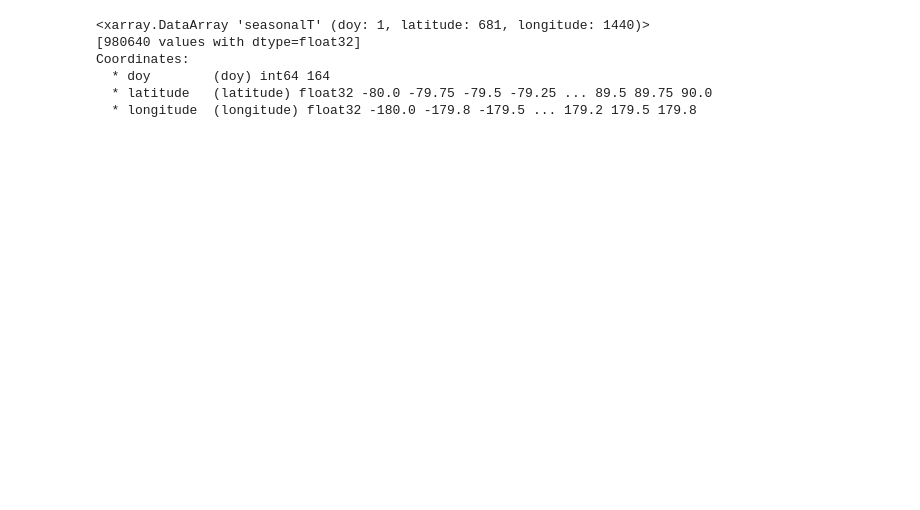
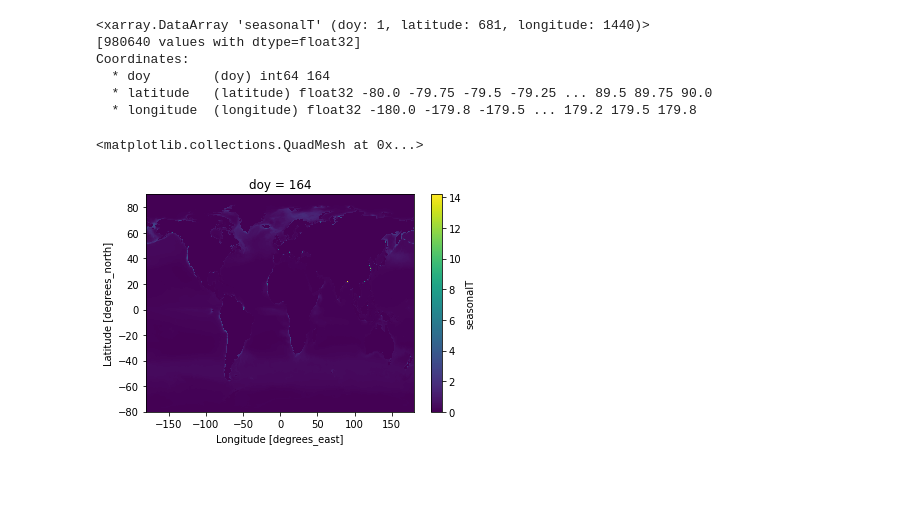
Before and after one commit to profxj/mhw_analysis, a Jupyter notebook: mhw_analysis/chl/lon_adjust.ipynb, the cells around one changed output. Saved outputs shown, nothing was run; the diff lists cells and outputs as text; code cells hidden in the pictures; blank space fills up the shorter version.

```diff
--- a/mhw_analysis/chl/lon_adjust.ipynb
+++ b/mhw_analysis/chl/lon_adjust.ipynb
@@ -74,5 +75,10 @@ Coordinates:
   * doy        (doy) int64 164
   * latitude   (latitude) float32 -80.0 -79.75 -79.5 -79.25 ... 89.5 89.75 90.0
   * longitude  (longitude) float32 -180.0 -179.8 -179.5 ... 179.2 179.5 179.8
+# %%
+bls1.plot()
+# %% [output]
+<matplotlib.collections.QuadMesh at 0x...>
+[figure, added]
 # %% [markdown]
 #
```
Also changed, not shown: parts of 8 cells of this notebook.
